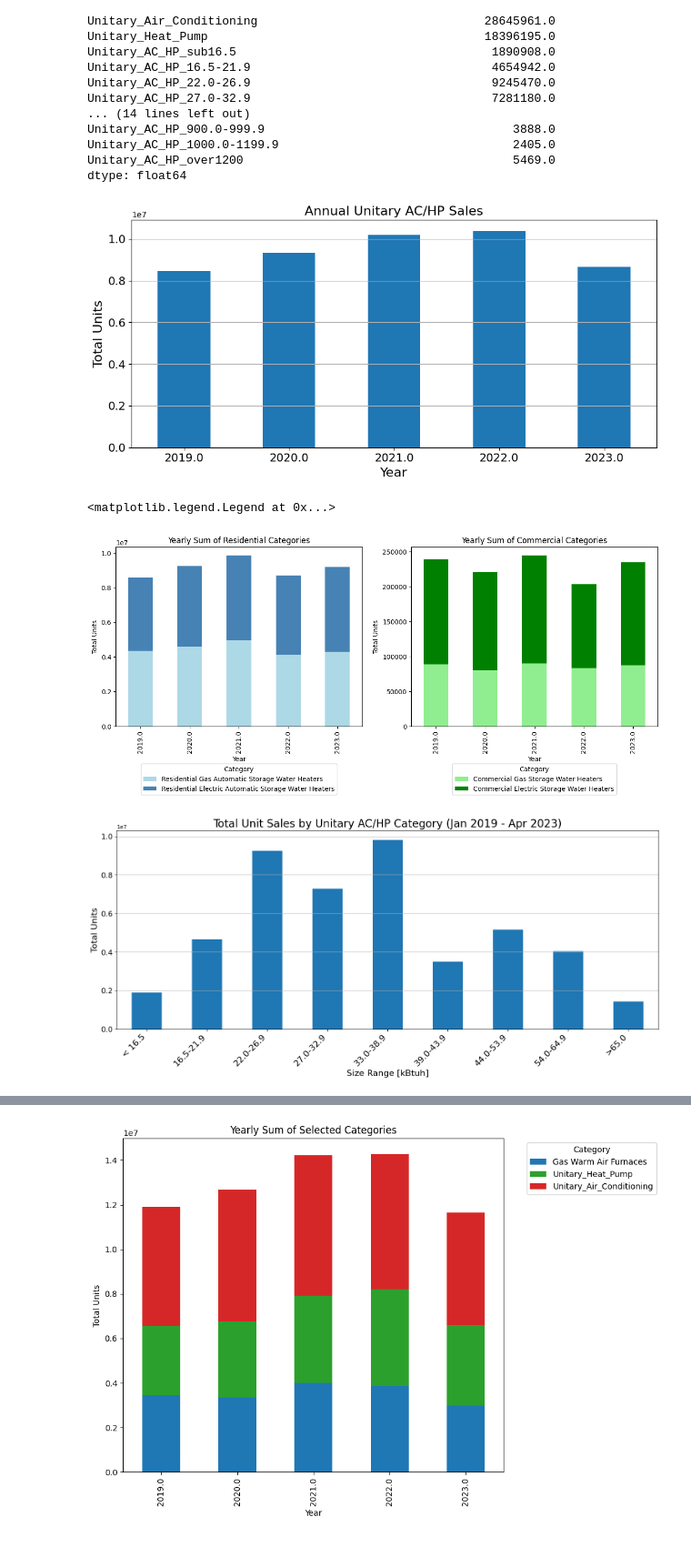
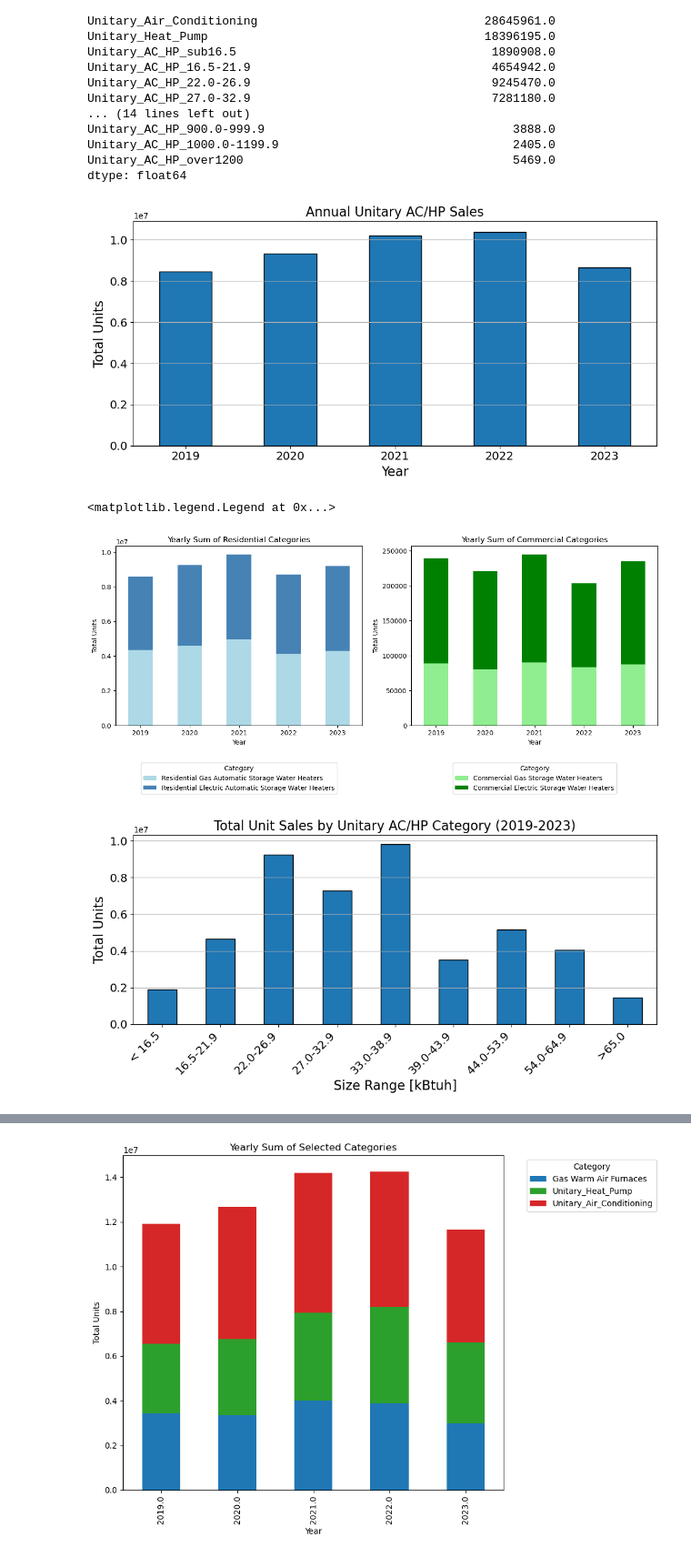
Before and after one commit to JadenFaste/AHRIData, a Jupyter notebook: AHRIAnalysis_V02.ipynb, the cells around one changed output, grey strips where cells are left out. Shown: that part at 91% size. Cells and saved outputs as stored; diff of their text form; code cells hidden in the pictures.

```diff
--- a/AHRIAnalysis_V02.ipynb
+++ b/AHRIAnalysis_V02.ipynb
@@ -43,14 +43,20 @@ unitary_categories = [
     'Unitary_Air_Conditioning','Unitary_Heat_Pump'
 ]
 
+mylabels = [
+    '2019', '2020', '2021',
+    '2022', '2023'
+]
+y_pos = np.arange(len(mylabels))
+
 # Sum up the values for each year for the specified categories
 summed_unitary_data = df.groupby('Year')[unitary_categories].sum()
 total_unitary_df = summed_unitary_data['Unitary_Air_Conditioning'] + summed_unitary_data['Unitary_Heat_Pump']
 
 # Plotting
-total_unitary_df.plot(kind='bar', stacked=True, figsize=(10, 5))
+total_unitary_df.plot(kind='bar', stacked=True, figsize=(10, 5),edgecolor='black')
 plt.title('Annual Unitary AC/HP Sales',fontsize=16)
-plt.xticks(fontsize=14,rotation=0)
+plt.xticks(y_pos,mylabels,fontsize=14,rotation=0)
 plt.yticks(fontsize=14)
 plt.ylabel('Total Units',fontsize=16)
 plt.xlabel('Year',fontsize=16)
@@ -58,7 +64,7 @@ plt.grid(axis='y')
 plt.tight_layout()
 plt.show()
 # %% [output]
-[figure, old version]
+[figure, new version]
 # %%
 import pandas as pd
 import matplotlib.pyplot as plt
@@ -95,10 +101,17 @@ color_map = {
     'Commercial Electric Storage Water Heaters': 'green'
 }
 
+mylabels = [
+    '2019', '2020', '2021',
+    '2022', '2023'
+]
+y_pos = np.arange(len(mylabels))
+
 fig, ax = plt.subplots(1,2,figsize = (15,5))
 
 # Residential Plot with specified colors
 residential_data.plot(kind='bar', stacked=True, color=[color_map.get(x) for x in residential_data.columns], ax=ax[0])
+ax[0].set_xticks(y_pos,mylabels,rotation=0)
 ax[0].set_title('Yearly Sum of Residential Categories')
 ax[0].set_ylabel('Total Units')
 ax[0].set_xlabel('Year')
@@ -106,13 +119,14 @@ ax[0].legend(title='Category', bbox_to_anchor=(0.5,-0.4), loc='lower center')
 
 # Commercial Plot with specified colors
 commercial_data.plot(kind='bar', stacked=True, color=[color_map.get(x) for x in commercial_data.columns], ax=ax[1])
+ax[1].set_xticks(y_pos,mylabels,rotation=0)
 ax[1].set_title('Yearly Sum of Commercial Categories')
 ax[1].set_ylabel('Total Units')
 ax[1].set_xlabel('Year')
 ax[1].legend(title='Category', bbox_to_anchor=(0.5,-0.4), loc='lower center')
 # %% [output]
 <matplotlib.legend.Legend at 0x...>
-[figure, old version]
+[figure, new version]
 # %%
 # Load the dataset
 df = pd.read_csv(filepath)
@@ -139,37 +153,37 @@ df = pd.merge(df,high_capacity_sum,left_index=True,right_index=True)
 
 
 # List of Unitary AC/HP categories
 unitary_categories = [
     'Unitary_AC_HP_sub16.5', 'Unitary_AC_HP_16.5-21.9', 'Unitary_AC_HP_22.0-26.9',
     'Unitary_AC_HP_27.0-32.9', 'Unitary_AC_HP_33.0-38.9', 'Unitary_AC_HP_39.0-43.9',
     'Unitary_AC_HP_44.0-53.9', 'Unitary_AC_HP_54.0-64.9', '>65.0'
 ]
 
 mylabels = [
     '< 16.5', '16.5-21.9', '22.0-26.9',
     '27.0-32.9', '33.0-38.9', '39.0-43.9',
     '44.0-53.9', '54.0-64.9', '>65.0'
 ]
 y_pos = np.arange(len(mylabels))
 
 # Check if all categories are present in the dataset columns
 available_categories = [cat for cat in unitary_categories if cat in df.columns]
 
 # Sum the values for each category across all years
 summed_categories = df[available_categories].sum()
 
 # Plotting
-summed_categories.plot(kind='bar', figsize=(15, 7))
-plt.title('Total Unit Sales by Unitary AC/HP Category (Jan 2019 - Apr 2023)',fontsize=20)
+summed_categories.plot(kind='bar', figsize=(10, 5),edgecolor='black')
+plt.title('Total Unit Sales by Unitary AC/HP Category (2019-2023)',fontsize=16)
 plt.ylabel('Total Units',fontsize=16)
 plt.xlabel('Size Range [kBtuh]',fontsize=16)
-plt.xticks(y_pos,mylabels,rotation=45,fontsize=16,horizontalalignment='right')
+plt.xticks(y_pos,mylabels,rotation=45,fontsize=14,horizontalalignment='right')
 plt.yticks(fontsize=14)
 plt.grid(axis='y')
 plt.tight_layout()
 plt.show()
 # %% [output]
-[figure, old version]
+[figure, new version]
 # %%
 # Load the dataset
 df = pd.read_csv(filepath)
```
Also changed, not shown: parts of 15 cells of this notebook.
